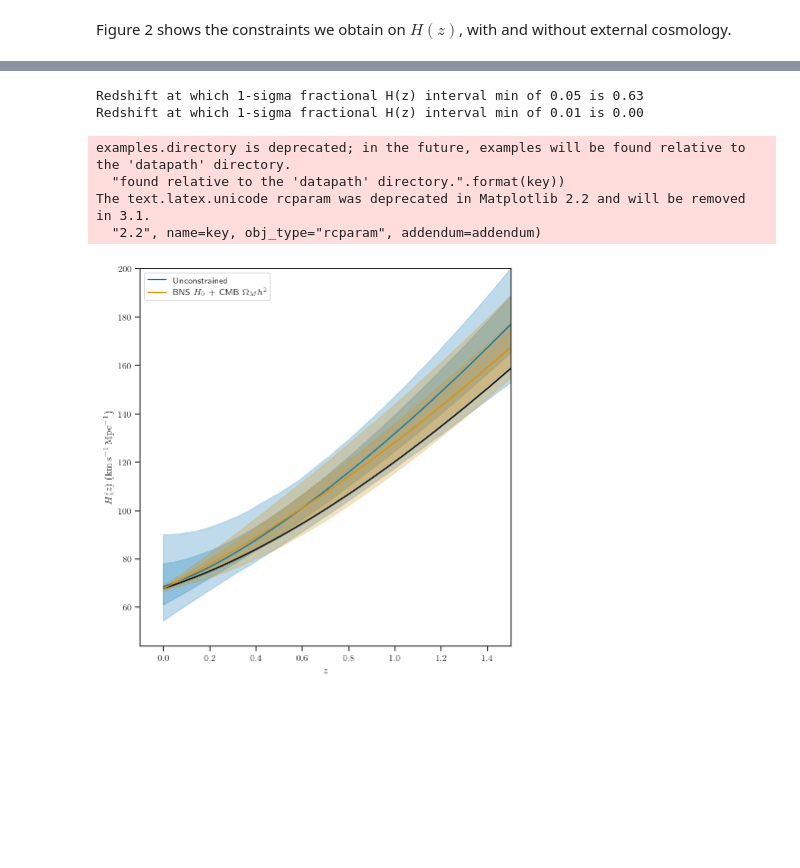
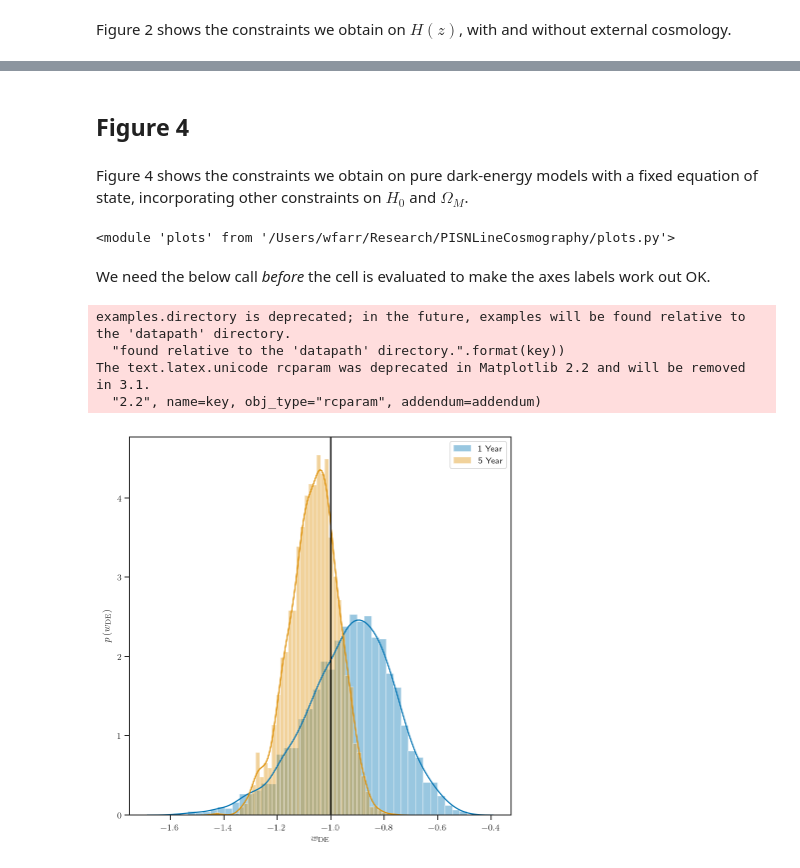
Before and after one commit to farr/PISNLineCosmography, a Jupyter notebook: PaperPlots.ipynb, the cells around one changed output, grey strips where cells are left out. Drawn from its saved outputs; the diff is of its cells as text; code cells hidden in the pictures; blank space fills up the shorter version.

Commit message:
Added latest paper plots.

```diff
--- a/PaperPlots.ipynb
+++ b/PaperPlots.ipynb
@@ -109,0 +201,4 @@ Figure 2 shows the constraints we obtain on $H(z)$, with and without external co
+# %% [markdown]
+## Figure 4
+# %% [markdown]
+Figure 4 shows the constraints we obtain on pure dark-energy models with a fixed equation of state, incorporating other constraints on $H_0$ and $\Omega_M$.
@@ -110,28 +207,30 @@ Figure 2 shows the constraints we obtain on $H(z)$, with and without external co
+# %%
+reload(plots)
+# %% [output]
+<module 'plots' from '/Users/wfarr/Research/PISNLineCosmography/plots.py'>
+# %% [markdown]
+We need the below call *before* the cell is evaluated to make the axes labels work out OK.
+# %%
+plt.rcParams['axes.unicode_minus'] = False
 # %%
-c = plots.load_chains('population_1yr.h5')
-cc = plots.load_chains('population_1yr_cosmo.h5')
+c = plots.load_chains('population_1yr_cosmo.h5')
+cc = plots.load_chains('population_5yr_cosmo.h5')
 
 with plots.pub_plots():
-    zs, Hs_un = plots.Hz_plot(c, draw_tracks=False, label='Unconstrained')
+    w1 = plots.pure_DE_w_plot(c, label='1 Year', notitle=True, nolines=True, color=sns.color_palette()[0])
+    w5 = plots.pure_DE_w_plot(cc, label='5 Year', notitle=True, nolines=True, color=sns.color_palette()[1])
 
-    _, Hs_con = plots.Hz_plot(cc, color=sns.color_palette()[1], draw_tracks=False, label=r'BNS $H_0$ + CMB $\Omega_M h^2$')
-
-    legend(loc='upper left')
-
-    axis(xmax=1.5, ymax=200)
+    legend(loc='best')
 
     tight_layout()
-    savefig('paper/plots/Hz.pdf')
+    savefig('paper/plots/wDE.pdf')
 
-    with h5py.File('paper/plots/Hz.h5', 'w') as f:
-        f.create_dataset('zs', data=zs, compression='gzip', shuffle=True)
-        f.create_dataset('Hs-unconstrained', data=Hs_un, compression='gzip', shuffle=True)
-        f.create_dataset('Hs-BNS-H0-CMB-Omh2', data=Hs_con, compression='gzip', shuffle=True)
+    with h5py.File('paper/plots/wDE.h5', 'w') as f:
+        f.create_dataset('wDE_1yr', data=w1, compression='gzip', shuffle=True)
+        f.create_dataset('wDE_5yr', data=w5, compression='gzip', shuffle=True)
 # %% [output]
-Redshift at which 1-sigma fractional H(z) interval min of 0.05 is 0.63
-Redshift at which 1-sigma fractional H(z) interval min of 0.01 is 0.00
+examples.directory is deprecated; in the future, examples will be found relative to the 'datapath' directory.
+  "found relative to the 'datapath' directory.".format(key))
+The text.latex.unicode rcparam was deprecated in Matplotlib 2.2 and will be removed in 3.1.
+  "2.2", name=key, obj_type="rcparam", addendum=addendum)
-examples.directory is deprecated; in the future, examples will be found relative to the 'datapath' directory.
-  "found relative to the 'datapath' directory.".format(key))
-The text.latex.unicode rcparam was deprecated in Matplotlib 2.2 and will be removed in 3.1.
-  "2.2", name=key, obj_type="rcparam", addendum=addendum)
-[figure, old version]
+[figure, new version]
```
Also changed, not shown: parts of 6 cells of this notebook, 13 other files.
